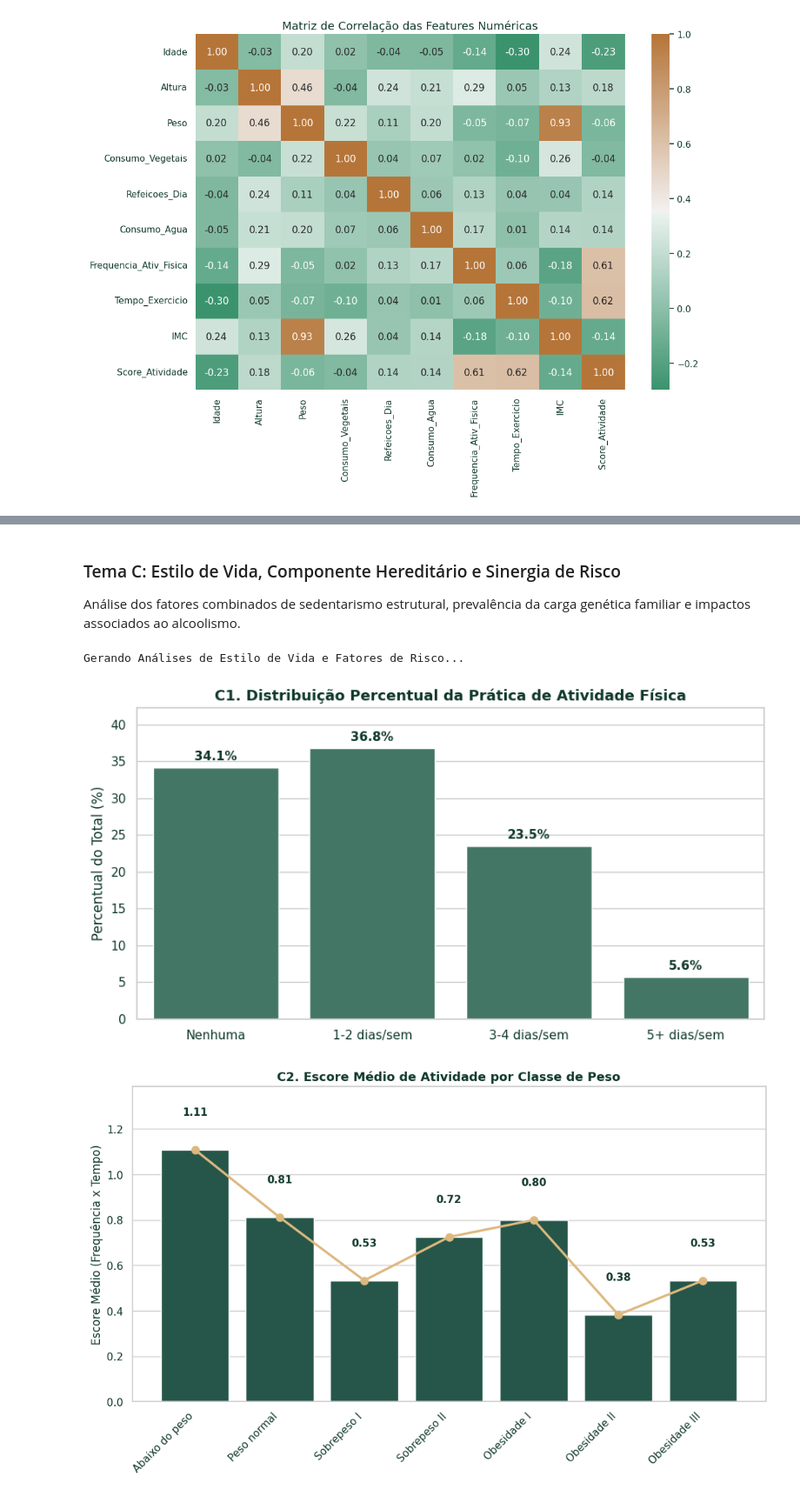
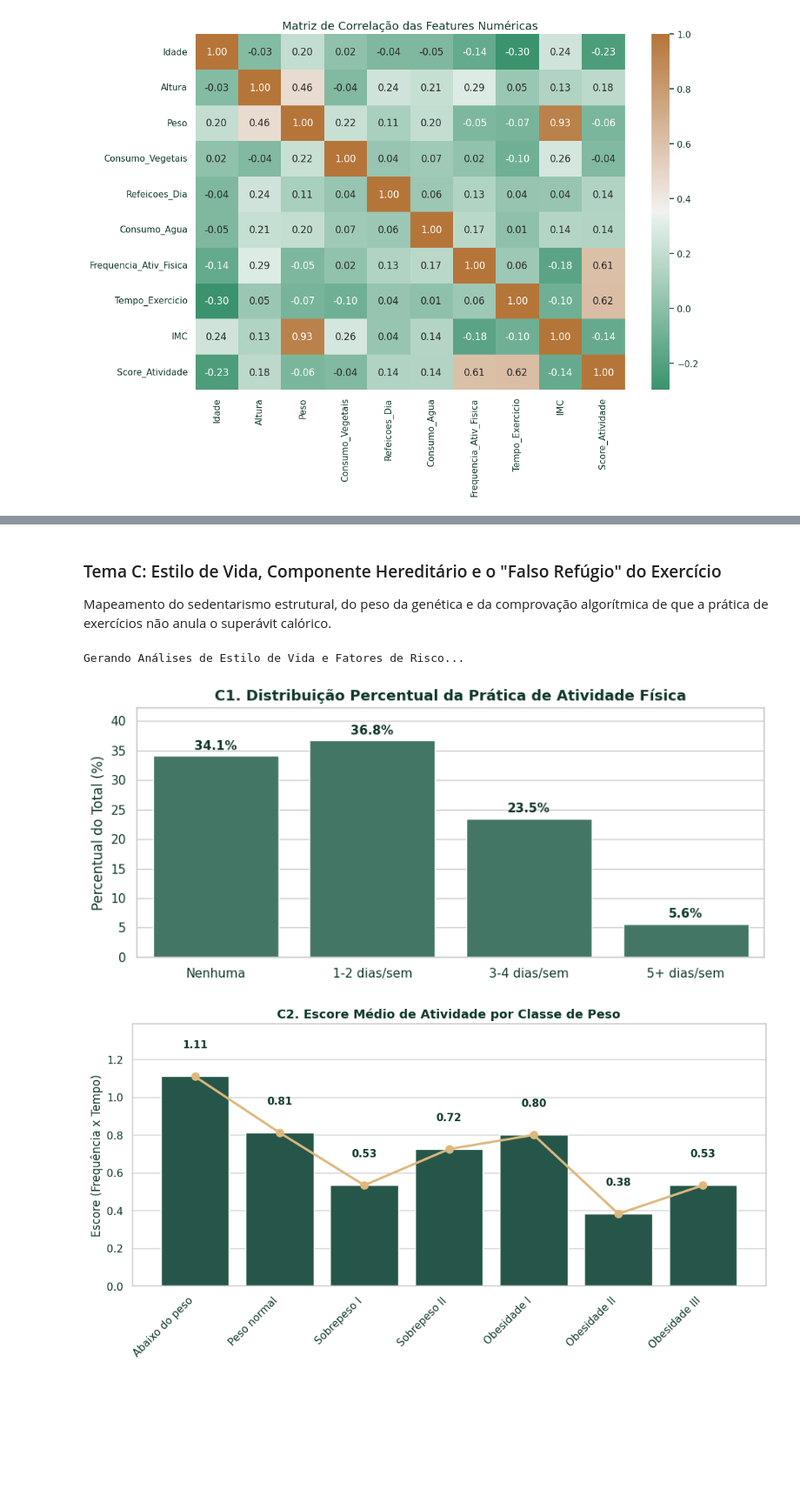
Before and after one commit to andersonserrico/notebooks-Grupo_45, a Jupyter notebook: Tech_Fase_4_Grupo_45_VFinal.ipynb, the cells around one changed output, grey strips where cells are left out. Shown at 87% size. Drawn from its saved outputs; the diff is of its cells as text; code cells hidden in the pictures; blank space fills up the shorter version.

```diff
--- a/Tech_Fase_4_Grupo_45_VFinal.ipynb
+++ b/Tech_Fase_4_Grupo_45_VFinal.ipynb
@@ -509,19 +568,17 @@ Gerando Análises de Hábitos Nutricionais Multivariados...
-# %% [markdown]
-### Tema C: Estilo de Vida, Componente Hereditário e Sinergia de Risco
-Análise dos fatores combinados de sedentarismo estrutural, prevalência da carga genética familiar e impactos associados ao alcoolismo.
+# %% [markdown]
+### Tema C: Estilo de Vida, Componente Hereditário e o "Falso Refúgio" do Exercício
+Mapeamento do sedentarismo estrutural, do peso da genética e da comprovação algorítmica de que a prática de exercícios não anula o superávit calórico.
 # %%
 print("Gerando Análises de Estilo de Vida e Fatores de Risco...")
 
 # C1. Frequência de Atividade Física (%)
 atv_pct = (df_analise['Frequencia_Ativ_Fisica'].value_counts(normalize=True) * 100).reindex(['Nenhuma', '1-2 dias/sem', '3-4 dias/sem', '5+ dias/sem'])
 
-fig, ax = plt.subplots(figsize=(10, 5))
+fig, ax = plt.subplots(figsize=(10, 4))
 sns.barplot(x=atv_pct.index, y=atv_pct.values, color=cor_elementos_secundarios, ax=ax)
-
 for i, v in enumerate(atv_pct.values):
     if pd.notna(v):
         ax.text(i, v + 1.0, f"{v:.1f}%", ha='center', color=cor_principal_texto, fontweight='bold', fontsize=11)
-
 ax.set_title("C1. Distribuição Percentual da Prática de Atividade Física", fontsize=13, color=cor_principal_texto, weight='bold')
 ax.set_ylabel("Percentual do Total (%)")
 ax.set_xlabel("")
@@ -531,16 +588,14 @@ plt.show()
 # C2. Média do Score de Atividade por Classe de Peso (Escala Absoluta)
 score_media = df_analise.groupby('Classe_Peso', observed=False)['Score_Atividade'].mean().reindex(order_peso)
 
-fig, ax = plt.subplots(figsize=(12, 6))
+fig, ax = plt.subplots(figsize=(12, 5))
 sns.barplot(x=score_media.index, y=score_media.values, color=cor_barras_principais, ax=ax)
 ax.plot(score_media.index, score_media.values, color=cor_alerta_destaque, marker='o', linewidth=2.5, markersize=8)
-
 for i, v in enumerate(score_media.values):
     if pd.notna(v):
         ax.text(i, v + 0.15, f"{v:.2f}", ha='center', color=cor_principal_texto, fontweight='bold', fontsize=11)
-
 ax.set_title("C2. Escore Médio de Atividade por Classe de Peso", fontsize=13, color=cor_principal_texto, weight='bold')
-ax.set_ylabel("Escore Médio (Frequência x Tempo)")
+ax.set_ylabel("Escore (Frequência x Tempo)")
 ax.set_xlabel("")
 ax.set_ylim(0, score_media.max() * 1.25)
 plt.xticks(rotation=45, ha='right')
@@ -549,13 +604,11 @@ plt.show()
 # C3. Prevalência de Histórico Familiar Positivo por Classe (%)
 df_fam = df_analise.groupby('Classe_Peso', observed=False)['Historico_Familiar'].apply(lambda x: (x == 'Sim').mean() * 100).reindex(order_peso)
 
-fig, ax = plt.subplots(figsize=(12, 5))
+fig, ax = plt.subplots(figsize=(12, 4))
 sns.barplot(x=df_fam.index, y=df_fam.values, color=cor_destaque_media, ax=ax)
-
 for i, v in enumerate(df_fam.values):
     if pd.notna(v):
         ax.text(i, v + 2.0, f"{v:.1f}%", ha='center', color=cor_principal_texto, fontweight='bold', fontsize=11)
-
 ax.set_title("C3. Taxa de Coocorrência de Histórico Familiar de Obesidade", fontsize=13, color=cor_principal_texto, weight='bold')
 ax.set_ylabel("Prevalência na Classe (%)")
 ax.set_xlabel("")
@@ -564,39 +617,49 @@ plt.xticks(rotation=45, ha='right')
 plt.show()
 
 # C4. Consumo Frequente de Álcool por Faixa Etária (%)
 df_alcool_pct = df_analise.groupby('Faixa_Etaria', observed=False)['Consumo_Alcool'].apply(lambda x: x.isin(['Frequentemente', 'Sempre']).mean() * 100).reindex(order_idade).dropna()
 
-fig, ax = plt.subplots(figsize=(10, 5))
+fig, ax = plt.subplots(figsize=(10, 4))
 sns.barplot(x=df_alcool_pct.index, y=df_alcool_pct.values, color=cor_barras_principais, ax=ax)
-
 for i, v in enumerate(df_alcool_pct.values):
     if pd.notna(v):
         ax.text(i, v + 0.3, f"{v:.1f}%", ha='center', color=cor_principal_texto, fontweight='bold', fontsize=11)
-
 ax.set_title("C4. Taxa de Alto Consumo de Álcool por Faixa Etária", fontsize=13, color=cor_principal_texto, weight='bold')
 ax.set_ylabel("Percentual na Faixa (%)")
 ax.set_xlabel("")
 ax.set_ylim(0, df_alcool_pct.max() * 1.25)
+plt.show()
+
+# C5. CRUZAMENTO MULTIVARIADO: Atividade Física vs. Alta Caloria vs. IMC
+heatmap_c5 = df_analise.groupby(['Frequencia_Ativ_Fisica', 'Consumo_Alta_Caloria'], observed=False)['IMC'].mean().unstack()
+order_atv = ['Nenhuma', '1-2 dias/sem', '3-4 dias/sem', '5+ dias/sem']
+heatmap_c5 = heatmap_c5.reindex(order_atv)
+
+fig, ax = plt.subplots(figsize=(8, 5))
+sns.heatmap(heatmap_c5, annot=True, cmap=sns.light_palette(cor_alerta_destaque, as_cmap=True), fmt=".1f", cbar_kws={'label': 'IMC Médio Resultante'})
+ax.set_title("C5. Cruzamento: Atividade Física x Consumo Calórico vs. IMC", fontsize=13, color=cor_principal_texto, weight='bold')
+ax.set_ylabel("Frequência de Exercícios")
+ax.set_xlabel("Consumo Frequente de Alta Caloria")
 plt.show()
 
 # ---------------------------------------------------------
 # EXTRAÇÃO ASSERTIVA DE DADOS PARA O MARKDOWN (TEMA C)
 # ---------------------------------------------------------
 pct_sedentismo_total = atv_pct.get('Nenhuma', 0.0) + atv_pct.get('1-2 dias/sem', 0.0)
 score_normal = score_media.get('Peso normal', 0.0)
 score_ob3 = score_media.get('Obesidade III', 0.0)
 pct_fam_ob3 = df_fam.get('Obesidade III', 0.0)
 pct_alcool_jovem = df_alcool_pct.get('Jovem Adulto', 0.0)
 
 markdown_tema_c = f"""
 **📌 Sumário Executivo - Estilo de Vida e Fatores de Risco:**
-- O sedentarismo estrutural atinge **{pct_sedentismo_total:.1f}%** dos pacientes, que praticam exercícios no máximo 2 dias por semana ou nenhum.
-- A feature composta construída no pipeline (*Score_Atividade*) valida matematicamente a inatividade: o escore cai drasticamente de **{score_normal:.2f}** em pacientes saudáveis para apenas **{score_ob3:.2f}** no grupo com Obesidade Tipo III.
-- A carga genética atua como barreira limitante severa. A prevalência de histórico de obesidade na família é de **{pct_fam_ob3:.1f}%** nos pacientes que evoluíram para Obesidade III.
-- O alcoolismo habitual tem foco nos Jovens Adultos (**{pct_alcool_jovem:.1f}%**), funcionando como gatilho calórico inicial antes da desregulação metabólica severa da meia-idade.
+- O sedentarismo estrutural atinge **{pct_sedentismo_total:.1f}%** dos pacientes, que praticam exercícios no máximo 2 dias por semana ou absolutamente nada.
+- A hereditariedade configura-se como um fator implacável: a presença do gene na família afeta **{pct_fam_ob3:.1f}%** dos indivíduos diagnosticados com Obesidade Tipo III.
+- O alcoolismo afeta primordialmente os **Jovens Adultos ({pct_alcool_jovem:.1f}%)**, injetando calorias nocivas que disparam o armazenamento de gordura inicial.
+- **A Ilusão do Exercício Isolado (Gráfico C5):** O cruzamento responde à pergunta *"quem malha muito pode comer o que quiser?"*. O mapa de calor mostra que, entre os que comem calorias vazias (Sim), mesmo aqueles que treinam pesado (5+ dias/sem) ainda apresentam um IMC severo de Alerta (~29.0). O exercício sozinho não reverte o dano calórico na base clínica analisada.
 """
 display(Markdown(markdown_tema_c))
 # %% [output]
 Gerando Análises de Estilo de Vida e Fatores de Risco...
-[figure, old version]
+[figure, new version]
-[figure, old version]
+[figure, new version]
```
Also changed, not shown: parts of 12 cells of this notebook.
